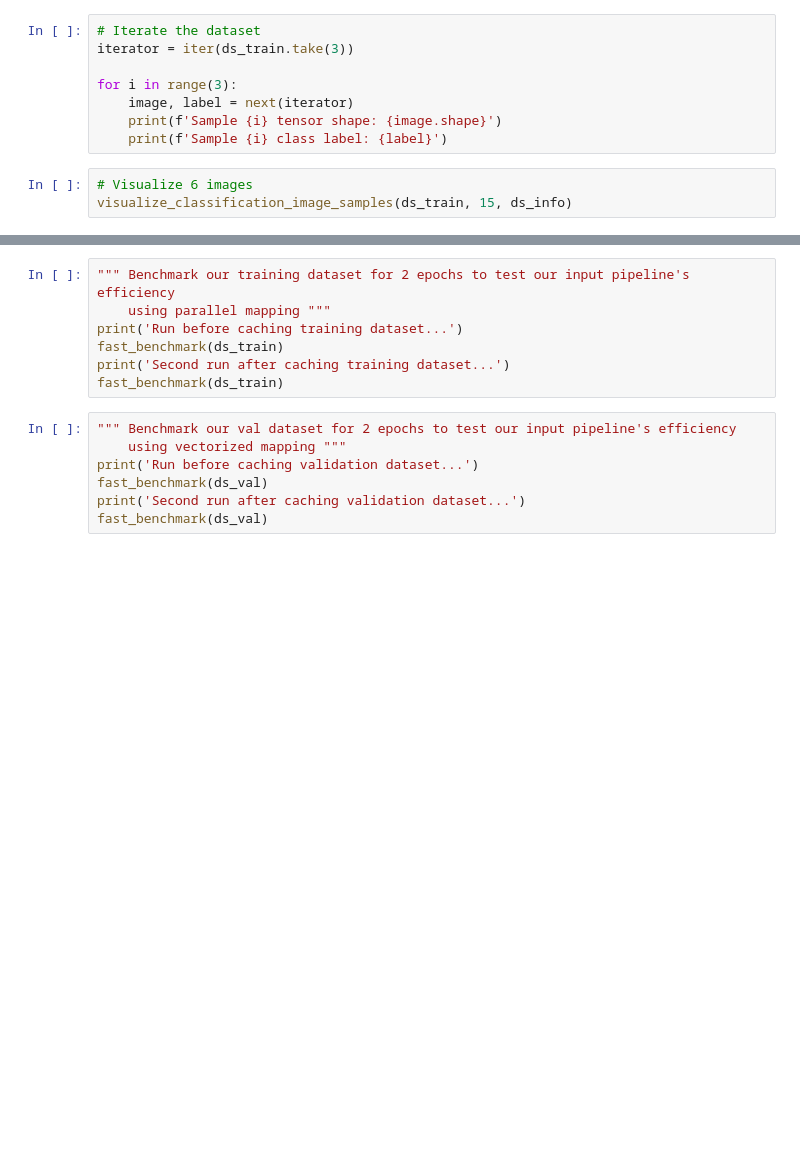
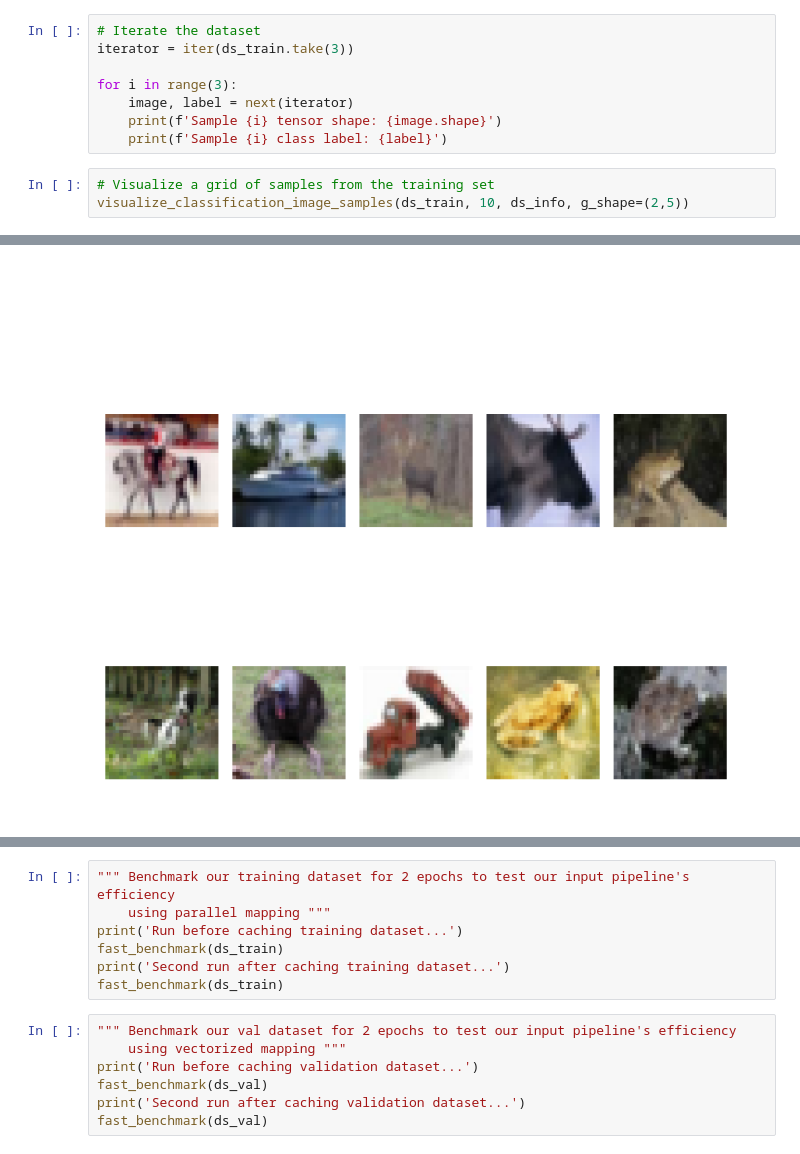
Before and after one commit to dimiz51/DL-Explained-Computer-Vision, a Jupyter notebook: computer_vision/image_classifier/classification.ipynb, the cells around one changed output, grey strips where cells are left out. Cells and saved outputs as stored; diff of their text form; blank space fills up the shorter version.

```diff
--- a/computer_vision/image_classifier/classification.ipynb
+++ b/computer_vision/image_classifier/classification.ipynb
@@ -40,6 +66,7 @@ for i in range(3):
     image, label = next(iterator)
     print(f'Sample {i} tensor shape: {image.shape}')
     print(f'Sample {i} class label: {label}')
-# %%
-# Visualize 6 images
-visualize_classification_image_samples(ds_train, 15, ds_info)
+# %%
+# Visualize a grid of samples from the training set
+visualize_classification_image_samples(ds_train, 10, ds_info, g_shape=(2,5))
+# %% [output]
@@ -46,3 +74,4 @@ visualize_classification_image_samples(ds_train, 15, ds_info)
+[figure, added]
 # %%
 # Pre-processing
 def normalize_image(image: tf.Tensor,label: tf.Tensor)-> (tf.Tensor, tf.Tensor):
```
Also changed, not shown: parts of 9 cells of this notebook.
